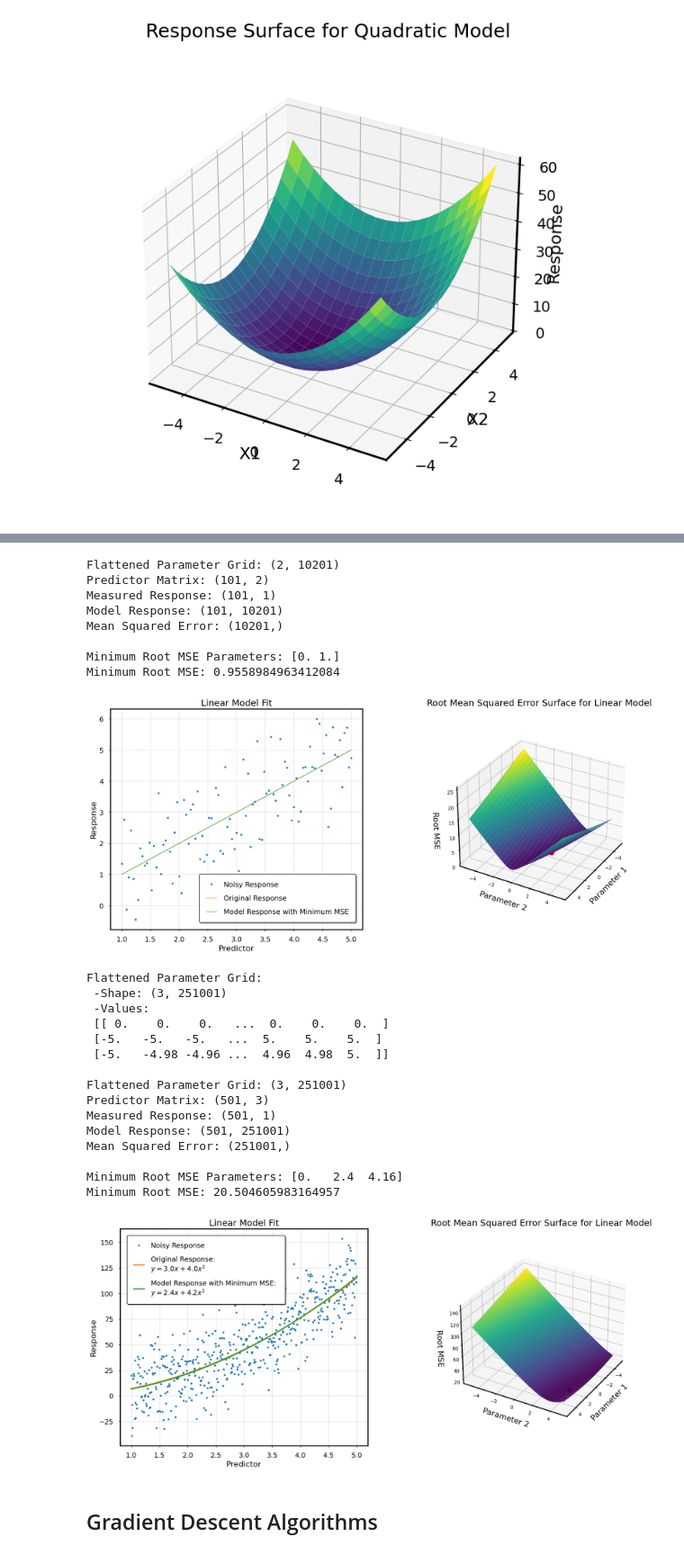
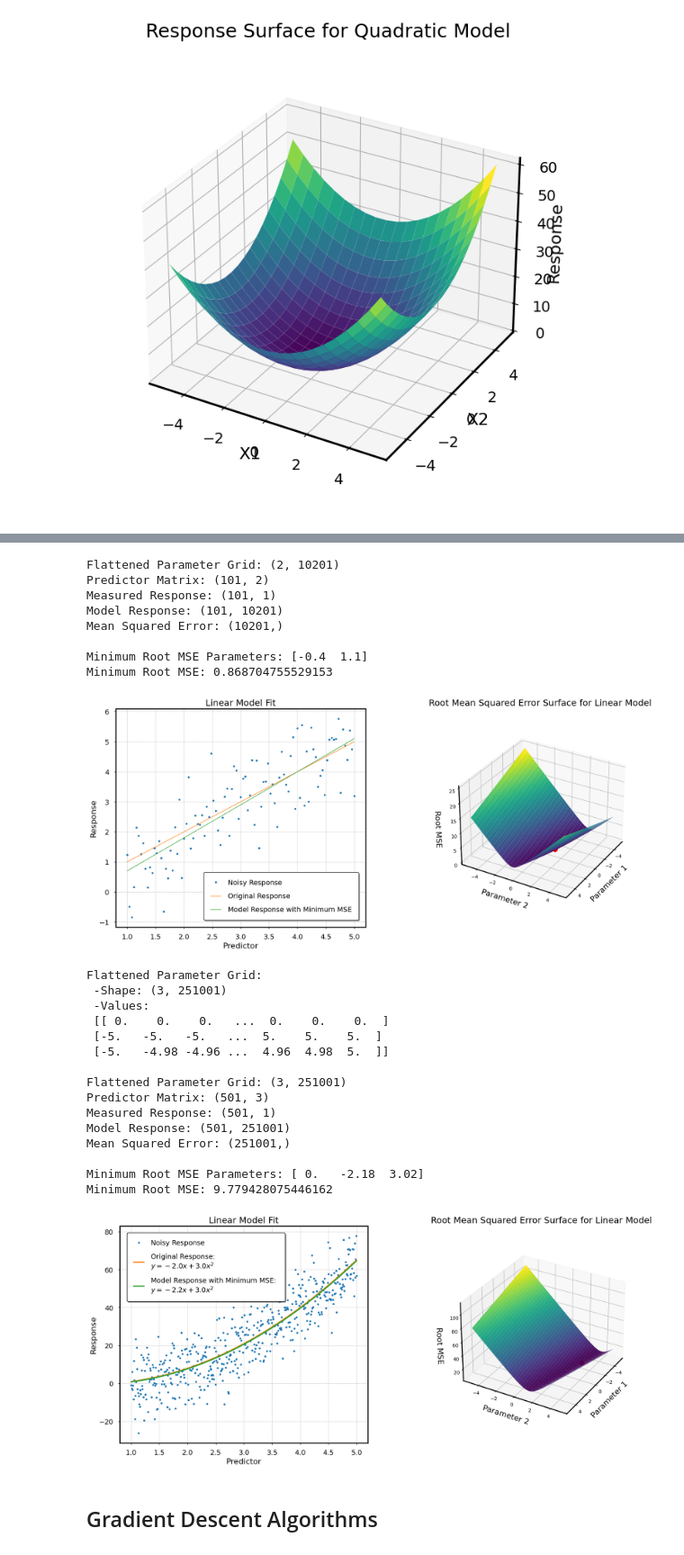
Before and after one commit to giacomobelleri/ML-Practice, a Jupyter notebook: Notebooks/Polynomial-Regression/polynomial-regression.ipynb, the cells around one changed output, grey strips where cells are left out. Shown at 90% size. Cells and saved outputs as stored; diff of their text form; code cells hidden in the pictures.

```diff
--- a/Notebooks/Polynomial-Regression/polynomial-regression.ipynb
+++ b/Notebooks/Polynomial-Regression/polynomial-regression.ipynb
@@ -149,7 +149,7 @@ def FormString(num: int|float) -> str:
 # %% [markdown]
 ## Polynomial Model and Cost Function
 # %%
-def CreateGrid(ranges: list[Tuple[(Any, Any)], ...], num: int=100, transpose=True) -> NDArray[Any]:
+def CreateGrid(ranges: list[Tuple[(Any, Any)]], num: int=100, transpose=True) -> NDArray[Any]:
     """
     Generates a parameter grid based on the given parameter ranges.
     Parameters:
@@ -540,17 +540,17 @@ mse= MeanSquareError(model=PolynomialModel, response=mesured_response, predictor
 
 # Logs shapes
 print(f'Flattened Parameter Grid: {flattened_grid.shape}\n'
-    	+ f'Predictor Matrix: {predictors_matrix.shape}\n'
-		+f'Measured Response: {mesured_response.shape}\n'
-		+f'Model Response: {model_response.shape}\n'
-  		+ f'Mean Squared Error: {mse.shape}\n')
+        + f'Predictor Matrix: {predictors_matrix.shape}\n'
+        +f'Measured Response: {mesured_response.shape}\n'
+        +f'Model Response: {model_response.shape}\n'
+          + f'Mean Squared Error: {mse.shape}\n')
 
 # Finds parameters with minimum MSE
 min_mse_index = np.argmin(mse)
 min_mse_params = flattened_grid[:, min_mse_index]
 min_mse = mse[min_mse_index]
 print(f'Minimum Root MSE Parameters: {min_mse_params}\n'
-		+f'Minimum Root MSE: {np.sqrt(min_mse)}\n')
+        +f'Minimum Root MSE: {np.sqrt(min_mse)}\n')
 
 # Creates figure for plotting
 fig = plt.figure(figsize=(20, 8))
@@ -597,9 +597,9 @@ Measured Response: (101, 1)
 Model Response: (101, 10201)
 Mean Squared Error: (10201,)
 
-Minimum Root MSE Parameters: [0. 1.]
-Minimum Root MSE: 0.9558984963412084
+Minimum Root MSE Parameters: [-0.4  1.1]
+Minimum Root MSE: 0.868704755529153
-[figure, old version]
+[figure, new version]
 # %%
 # Number of points to generate along each parameter range
 number_points: int = 501
@@ -615,26 +615,26 @@ predictors = np.linspace(1, 5, number_points)
 predictors_matrix = FormPredictorMatrix(predictors, order=2, include_interaction=False)
 
 # Creates measured response
-response_params = np.array([0, 3, 4,])
+response_params = np.array([0, -2, 3,])
 measured_response = PolynomialModel(predictors_matrix, response_params)
-noisy_measured_response = AddRandomNoise(measured_response, scale=20)
+noisy_measured_response = AddRandomNoise(measured_response, scale=10)
 model_response = PolynomialModel(predictors_matrix, flattened_grid)
 mse= MeanSquareError(model=PolynomialModel, response=noisy_measured_response,
                     predictors=predictors_matrix, params=flattened_grid)
 
 # Logs shapes
 print(f'Flattened Parameter Grid: {flattened_grid.shape}\n'
-		+ f'Predictor Matrix: {predictors_matrix.shape}\n'
-		+f'Measured Response: {noisy_measured_response.shape}\n'
-		+f'Model Response: {model_response.shape}\n'
-		+ f'Mean Squared Error: {mse.shape}\n')
+        + f'Predictor Matrix: {predictors_matrix.shape}\n'
+        +f'Measured Response: {noisy_measured_response.shape}\n'
+        +f'Model Response: {model_response.shape}\n'
+        + f'Mean Squared Error: {mse.shape}\n')
 
 # Finds parameters with minimum MSE
 min_mse_index = np.argmin(mse)
 min_mse_params = flattened_grid[:, min_mse_index]
 min_mse = mse[min_mse_index]
 print(f'Minimum Root MSE Parameters: {min_mse_params}\n'
-		+f'Minimum Root MSE: {np.sqrt(min_mse)}\n')
+        +f'Minimum Root MSE: {np.sqrt(min_mse)}\n')
 
 # Creates figure for plotting
 fig = plt.figure(figsize=(20, 8))
@@ -664,37 +664,37 @@ ax2.set_ylabel('Response')
 ax2.set_title('Linear Model Fit')
 
 # Plots data
 ax2.plot(predictors, noisy_measured_response, label='Noisy Response', linestyle='', marker='o', markersize=3)
 ax2.plot(predictors, measured_response,
         label=f'Original Response: \n$y={response_params[1]:.1f}x + {response_params[2]:.1f}x^2$ ',
-    	linestyle='-', linewidth=2.5)
+        linestyle='-', linewidth=2.5)
 ax2.plot(predictors, model_response[:, min_mse_index],
         label=f'Model Response with Minimum MSE: \n$y={min_mse_params[1]:.1f}x + {min_mse_params[2]:.1f}x^2$ ',
         linestyle='-', linewidth=2.5)
 
 # Adds grid and legend
 ax2.grid(True, which="both", linestyle="--", linewidth=0.5)
 ax2.legend()
 
 # Saves plot
 plt.savefig(CreateFilePath(r'\MeanSquaredErrorSurfaceForQuadraticModel', extension='png'))
 # %% [output]
 Flattened Parameter Grid:
  -Shape: (3, 251001)
  -Values:
  [[ 0.    0.    0.   ...  0.    0.    0.  ]
  [-5.   -5.   -5.   ...  5.    5.    5.  ]
  [-5.   -4.98 -4.96 ...  4.96  4.98  5.  ]]
 
 Flattened Parameter Grid: (3, 251001)
 Predictor Matrix: (501, 3)
 Measured Response: (501, 1)
 Model Response: (501, 251001)
 Mean Squared Error: (251001,)
 
-Minimum Root MSE Parameters: [0.   2.4  4.16]
-Minimum Root MSE: 20.504605983164957
+Minimum Root MSE Parameters: [ 0.   -2.18  3.02]
+Minimum Root MSE: 9.779428075446162
-[figure, old version]
+[figure, new version]
 # %% [markdown]
 ## Gradient Descent Algorithms
 # %%
```
Also changed, not shown: parts of 8 cells of this notebook, 7 other files.
